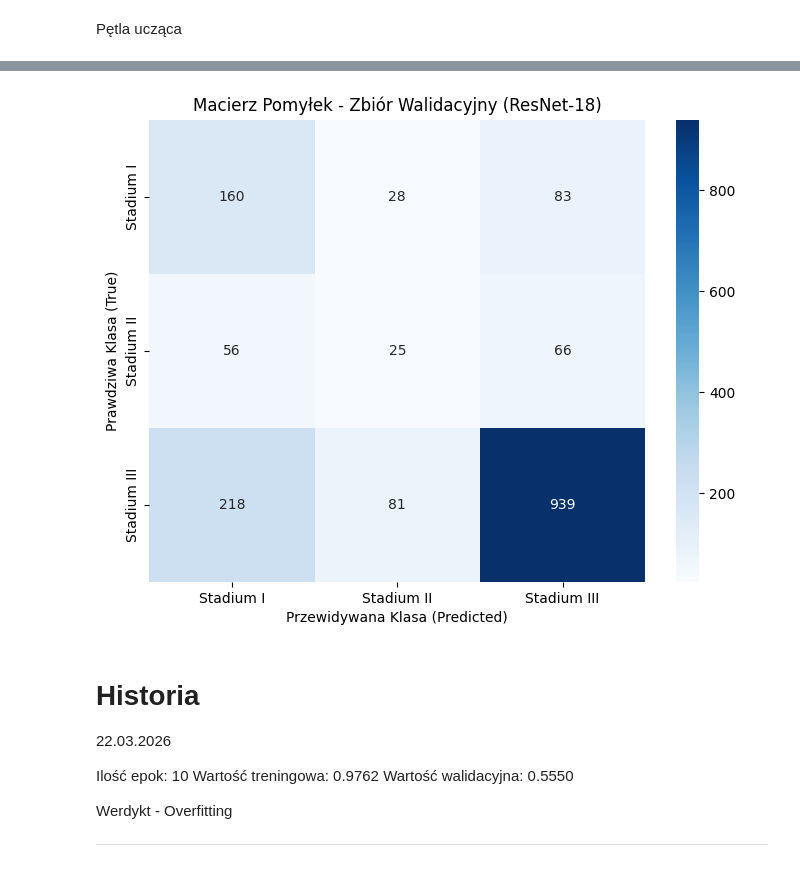
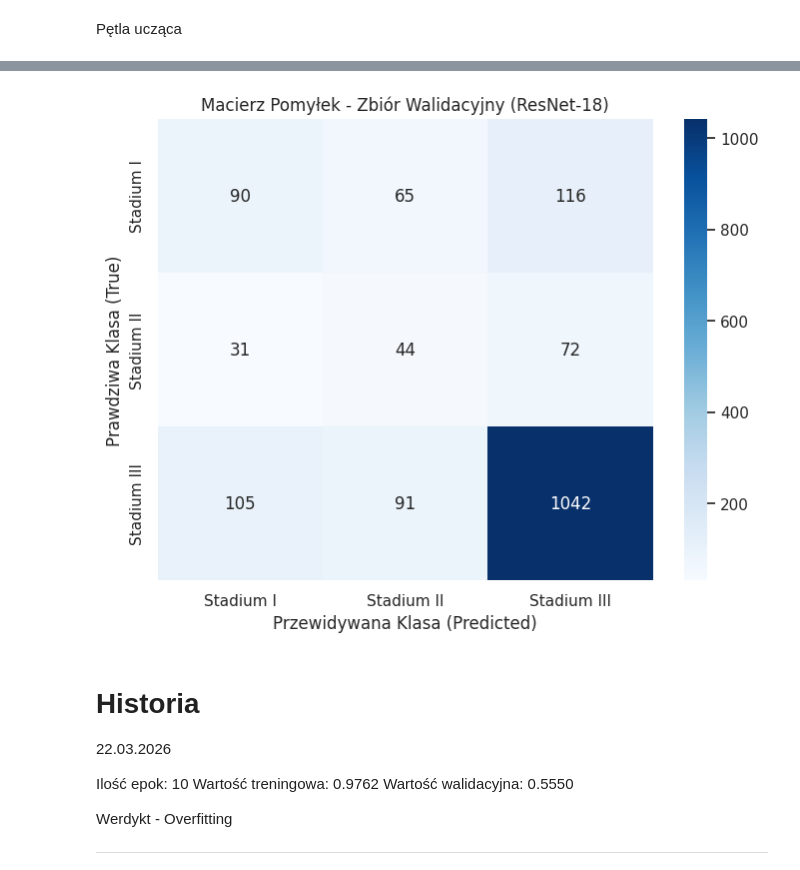
Before and after one commit to Nachos-mic/Lung_CT_Diagnostic_ML, a Jupyter notebook: Lung_Diagnostics_V2.ipynb, the cells around one changed output, grey strips where cells are left out. Cells and saved outputs as stored; diff of their text form; code cells hidden in the pictures.

```diff
--- a/Lung_Diagnostics_V2.ipynb
+++ b/Lung_Diagnostics_V2.ipynb
@@ -218,16 +218,15 @@ IMAGE_SIZE = 224
 # Przekształcenia dla zbioru treningowego z augumentacją danych
 train_transforms = transforms.Compose([
     transforms.Resize((IMAGE_SIZE, IMAGE_SIZE)),
-
     transforms.RandomHorizontalFlip(p=0.5),
-    transforms.RandomRotation(degrees=15),
-    transforms.RandomAffine(degrees=0, translate=(0.05, 0.05)),
-
+    transforms.RandomVerticalFlip(p=0.3),
+    transforms.RandomRotation(degrees=20),
+    transforms.RandomAffine(degrees=0, translate=(0.1, 0.1), scale=(0.9, 1.1)),
+    transforms.ColorJitter(brightness=0.2, contrast=0.3),
     transforms.ToTensor(),
-
-    # Normalizacja standardowymi wartościami z ImageNet
     transforms.Normalize(mean=[0.485, 0.456, 0.406],
-                         std=[0.229, 0.224, 0.225])
+                         std=[0.229, 0.224, 0.225]),
+    transforms.RandomErasing(p=0.2),
 ])
 
 # Przekształcenia dla zbiorów walidacyjnych i testowych
@@ -374,6 +373,8 @@ model.fc = nn.Sequential(
 for param in model.parameters():
     param.requires_grad = False
 
+for param in model.layer3.parameters():
+    param.requires_grad = True
 for param in model.layer4.parameters():
     param.requires_grad = True
 for param in model.fc.parameters():
@@ -381,11 +382,11 @@ for param in model.fc.parameters():
 
 model = model.to(device)
 
-class_weights = torch.FloatTensor([1.0, 2.0, 1.0]).to(device)
-criterion = nn.CrossEntropyLoss(weight=class_weights)
+criterion = nn.CrossEntropyLoss()
 optimizer = optim.Adam([
+    {'params': model.layer3.parameters(), 'lr': 5e-6},
     {'params': model.layer4.parameters(), 'lr': 1e-5},
-    {'params': model.fc.parameters(), 'lr': 1e-3}
+    {'params': model.fc.parameters(),     'lr': 1e-3}
 ], weight_decay=1e-4)
 
 print("\nModel ResNet-18 gotowy do treningu!")
@@ -424,10 +425,6 @@ for epoch in range(num_epochs):
         if phase == 'train':
             model.train()
             dataloader = train_loader
-            # Zabezpieczenie: wymuś tryb eval na wszystkich warstwach BatchNorm
-            for module in model.modules():
-                if isinstance(module, nn.BatchNorm2d):
-                    module.eval()
         else:
             model.eval()
             dataloader = val_loader
@@ -561,7 +558,7 @@ weighted avg       0.72      0.68      0.69      1656
 
 
 Generowanie Macierzy Pomyłek (Confusion Matrix)...
-[figure, old version]
+[figure, new version]
 # %% [markdown]
 # Historia
 
```
Also changed, not shown: parts of 7 cells of this notebook.
